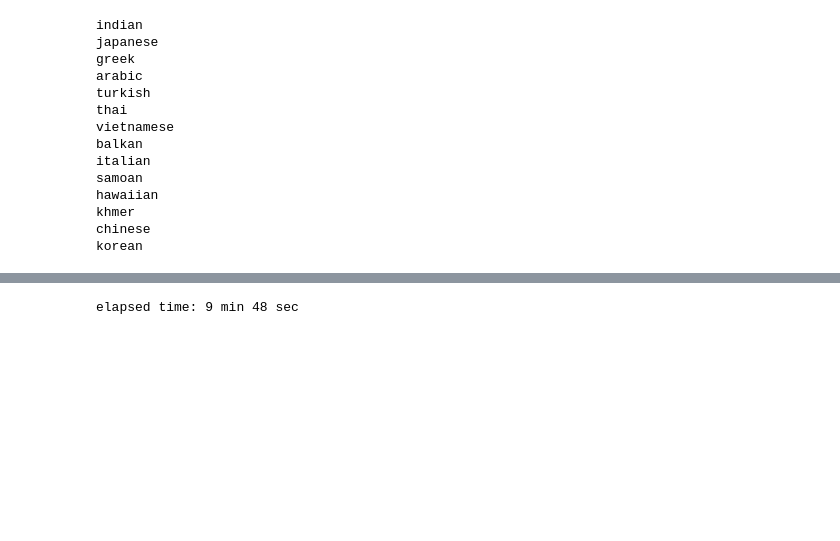
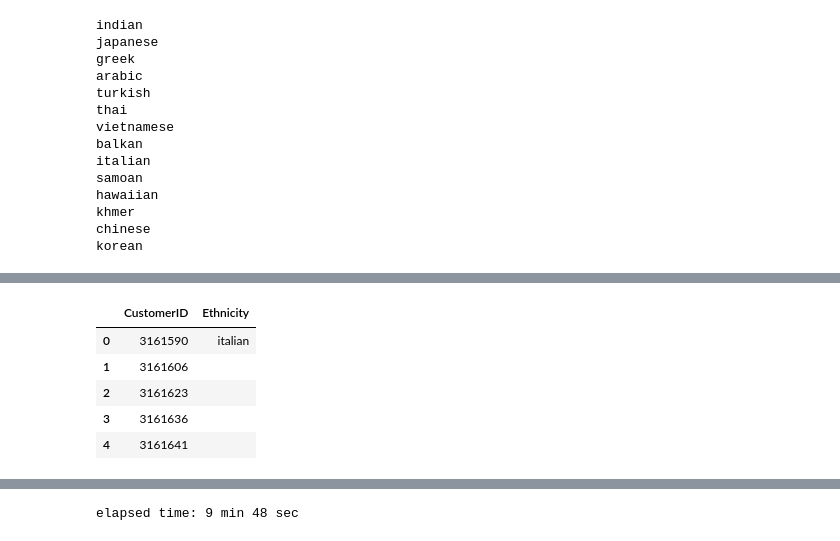
Before and after one commit to eeghor/ethnicity_detector, a Jupyter notebook: parallel_test.ipynb, the cells around one changed output, grey strips where cells are left out. Drawn from its saved outputs; the diff is of its cells as text; code cells hidden in the pictures; blank space fills up the shorter version.

```diff
--- a/parallel_test.ipynb
+++ b/parallel_test.ipynb
@@ -72,3 +64,12 @@ cn[["cust_id", "full_name"]].to_csv("chinese1.csv", index=False)
+# %%
+res.head()
+# %% [output]
+|  | CustomerID | Ethnicity |
+| 0 | 3161590 | italian |
+| 1 | 3161606 |  |
+| 2 | 3161623 |  |
+| 3 | 3161636 |  |
+| 4 | 3161641 |  |
 # %%
 Counter(res.Ethnicity).most_common(30)
 # %% [output]
```
Also changed, not shown: parts of 60 cells of this notebook, 2 other files.
